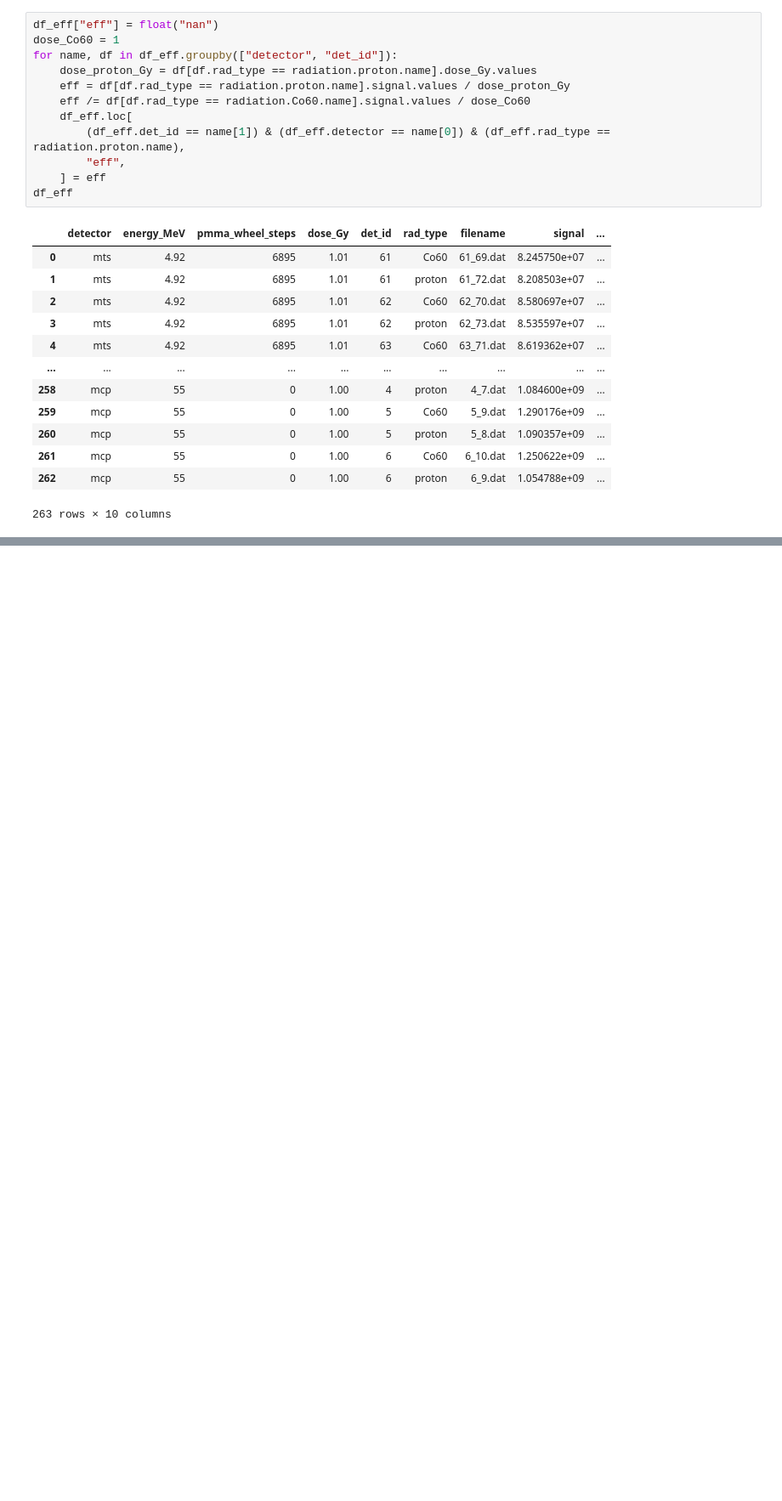
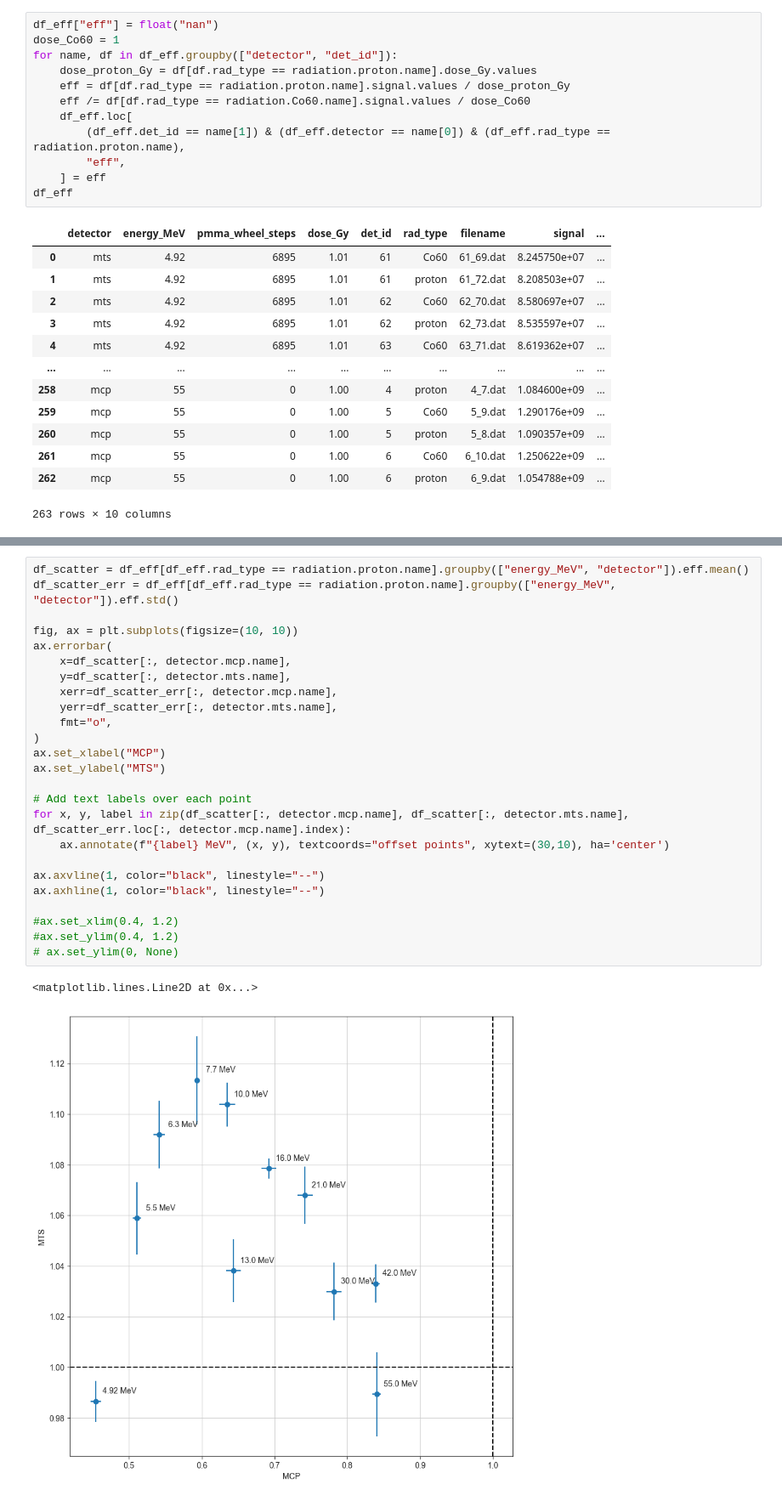
Before and after one commit to grzanka/tld_let_calibration, a Jupyter notebook: notebook/0.3-proton_data.ipynb, the cells around one changed output, grey strips where cells are left out. Shown at 85% size. Drawn from its saved outputs; the diff is of its cells as text; blank space fills up the shorter version.

```diff
--- a/notebook/0.3-proton_data.ipynb
+++ b/notebook/0.3-proton_data.ipynb
@@ -254,0 +297,28 @@ sns.boxplot(data=df_eff, x="pmma_wheel_steps", y="eff", hue="detector", whis=[0,
+# %%
+df_scatter = df_eff[df_eff.rad_type == radiation.proton.name].groupby(["energy_MeV", "detector"]).eff.mean()
+df_scatter_err = df_eff[df_eff.rad_type == radiation.proton.name].groupby(["energy_MeV", "detector"]).eff.std()
+
+fig, ax = plt.subplots(figsize=(10, 10))
+ax.errorbar(
+    x=df_scatter[:, detector.mcp.name],
+    y=df_scatter[:, detector.mts.name],
+    xerr=df_scatter_err[:, detector.mcp.name],
+    yerr=df_scatter_err[:, detector.mts.name],
+    fmt="o",
+)
+ax.set_xlabel("MCP")
+ax.set_ylabel("MTS")
+
+# Add text labels over each point
+for x, y, label in zip(df_scatter[:, detector.mcp.name], df_scatter[:, detector.mts.name], df_scatter_err.loc[:, detector.mcp.name].index):
+    ax.annotate(f"{label} MeV", (x, y), textcoords="offset points", xytext=(30,10), ha='center')
+
+ax.axvline(1, color="black", linestyle="--")
+ax.axhline(1, color="black", linestyle="--")
+
+#ax.set_xlim(0.4, 1.2)
+#ax.set_ylim(0.4, 1.2)
+# ax.set_ylim(0, None)
+# %% [output]
+<matplotlib.lines.Line2D at 0x...>
+[figure, added]
```
Also changed, not shown: parts of 10 cells of this notebook, 1 other file.
